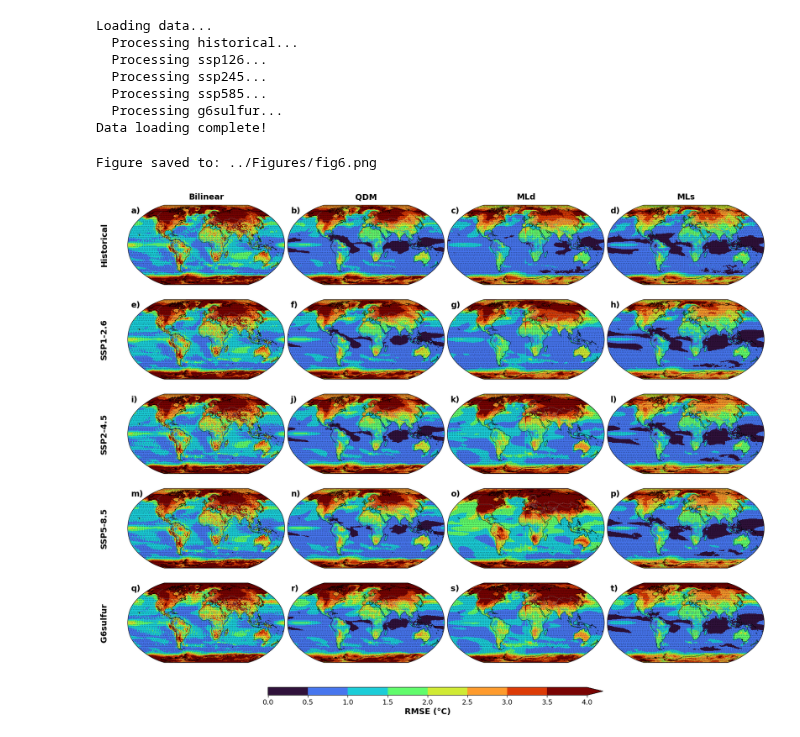
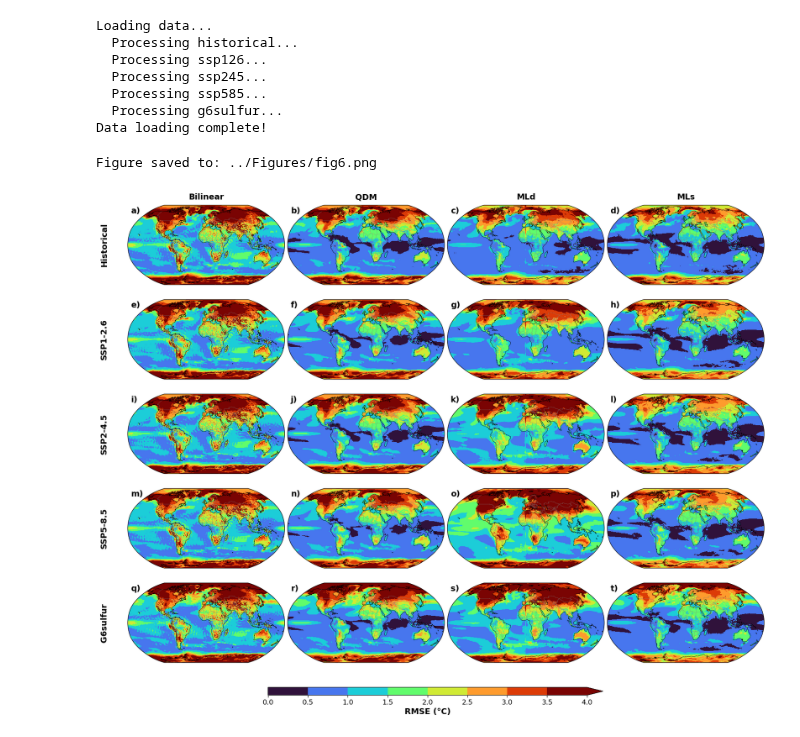
Before and after one commit to Hamsterrrrrrrrr/stationary-ml-downscaling, a Jupyter notebook: Plots/Fig6.ipynb, the cells around one changed output. Saved outputs shown, nothing was run; the diff lists cells and outputs as text; code cells hidden in the pictures.

```diff
--- a/Plots/Fig6.ipynb
+++ b/Plots/Fig6.ipynb
@@ -6,7 +6,6 @@ from pathlib import Path
 import cartopy.crs as ccrs
 import cartopy.feature as cfeature
 from matplotlib.colors import BoundaryNorm
-from scipy import stats
 
 # ----------------------------
 # Configuration
@@ -34,9 +33,6 @@ model_labels = {
     'mls': 'MLs'
 }
 
-# Significance level
-alpha = 0.05  # 95% confidence level
-
 # ----------------------------
 # Functions
 # ----------------------------
@@ -47,31 +43,11 @@ def calculate_spatial_rmse(pred_data, truth_data):
     rmse = np.sqrt(mean_squared_error)
     return rmse
 
-def calculate_rmse_significance(pred_data, truth_data, alpha=0.05):
-    """
-    Calculate statistical significance for RMSE using bootstrap.
-    Tests if RMSE is significantly different from zero.
-
-    Returns a boolean mask where True indicates significant RMSE.
-    """
-    # Calculate squared errors
-    squared_errors = (pred_data - truth_data) ** 2  # shape: (time, lat, lon)
-
-    # For RMSE, we test if the mean squared error is significantly > 0
-    # Using one-sample t-test on squared errors
-    t_stat, p_values = stats.ttest_1samp(squared_errors, 0, axis=0)
-
-    # Significant where p-value < alpha and t_stat > 0 (positive errors)
-    significant = (p_values < alpha) & (t_stat > 0)
-
-    return significant
-
 # ----------------------------
 # Load data and calculate RMSE
 # ----------------------------
 print("Loading data...")
 rmse_maps = {scenario: {} for scenario in scenarios}
-significance = {scenario: {} for scenario in scenarios}
 lat, lon = None, None
 
 for scenario in scenarios:
@@ -90,12 +66,10 @@ for scenario in scenarios:
     # Bilinear RMSE
     if 'input' in ds_main:
         rmse_maps[scenario]['bilinear'] = calculate_spatial_rmse(ds_main['input'].values, truth)
-        significance[scenario]['bilinear'] = calculate_rmse_significance(ds_main['input'].values, truth, alpha)
 
     # MLd RMSE (zscore_pixel)
     if 'pred_zscore_pixel' in ds_main:
         rmse_maps[scenario]['mld'] = calculate_spatial_rmse(ds_main['pred_zscore_pixel'].values, truth)
-        significance[scenario]['mld'] = calculate_rmse_significance(ds_main['pred_zscore_pixel'].values, truth, alpha)
 
     ds_main.close()
 
@@ -107,7 +81,6 @@ for scenario in scenarios:
         if 'pred_qdm' in ds_qdm:
             truth_qdm = ds_qdm['groundtruth'].values
             rmse_maps[scenario]['qdm'] = calculate_spatial_rmse(ds_qdm['pred_qdm'].values, truth_qdm)
-            significance[scenario]['qdm'] = calculate_rmse_significance(ds_qdm['pred_qdm'].values, truth_qdm, alpha)
 
         ds_qdm.close()
 
@@ -119,7 +92,6 @@ for scenario in scenarios:
         if 'pred_grid' in ds_residual:
             truth_res = ds_residual['groundtruth'].values
             rmse_maps[scenario]['mls'] = calculate_spatial_rmse(ds_residual['pred_grid'].values, truth_res)
-            significance[scenario]['mls'] = calculate_rmse_significance(ds_residual['pred_grid'].values, truth_res, alpha)
 
         ds_residual.close()
 
@@ -136,7 +108,7 @@ rmse_vmin, rmse_vmax = 0, 4
 rmse_levels = np.linspace(rmse_vmin, rmse_vmax, 9)
 rmse_norm = BoundaryNorm(rmse_levels, ncolors=256)
 
-# Panel labels (now 20 panels)
+# Panel labels
 panel_labels = [f"{chr(97 + i)})" for i in range(20)]
 
 # Create meshgrid for plotting
@@ -148,26 +120,12 @@ for row_idx, scenario in enumerate(scenarios):
         ax = fig.add_subplot(5, 4, row_idx * 4 + col_idx + 1, projection=ccrs.Robinson())
 
         rmse = rmse_maps[scenario][model]
-        sig = significance[scenario][model]
 
         # Plot RMSE
         im = ax.pcolormesh(lon_2d, lat_2d, rmse,
                           transform=ccrs.PlateCarree(),
                           cmap=cmap, norm=rmse_norm,
                           shading='auto')
-
-        # Add stippling for significant areas
-        # Subsample for better visualization (every 4th point)
-        lat_sub = lat[::4]
-        lon_sub = lon[::4]
-        sig_sub = sig[::4, ::4]
-        lon_sub_2d, lat_sub_2d = np.meshgrid(lon_sub, lat_sub)
-
-        # Plot dots where significant
-        ax.scatter(lon_sub_2d[sig_sub], lat_sub_2d[sig_sub],
-                  s=0.5, c='black', alpha=0.3,
-                  transform=ccrs.PlateCarree(),
-                  rasterized=True)
 
         ax.coastlines(linewidth=0.5, color='black')
         ax.add_feature(cfeature.BORDERS, linewidth=0.3, edgecolor='gray')
@@ -187,31 +145,31 @@ for row_idx, scenario in enumerate(scenarios):
         # Panel label
         ax.text(0.02, 0.98, panel_labels[row_idx * 4 + col_idx],
                transform=ax.transAxes,
                fontsize=14, fontweight='bold',
                verticalalignment='top',
                color='black')
 
 # Add colorbar
 cbar_ax = fig.add_axes([0.25, 0.02, 0.5, 0.015])
 cbar = fig.colorbar(im, cax=cbar_ax, orientation='horizontal', extend='max')
 cbar.set_label('RMSE (°C)', fontsize=14, fontweight='bold')
 cbar.ax.tick_params(labelsize=12)
 
 # Adjust layout
 plt.tight_layout(rect=[0, 0.05, 1.0, 1.0], h_pad=1.0, w_pad=0.5)
 
 # Save figure
 output_file = figures_dir / "fig6.png"
 plt.savefig(output_file, dpi=300, bbox_inches='tight')
 print(f"\nFigure saved to: {output_file}")
 plt.show()
 # %% [output]
 Loading data...
   Processing historical...
   Processing ssp126...
   Processing ssp245...
   Processing ssp585...
   Processing g6sulfur...
 Data loading complete!
 Figure saved to: ../Figures/fig6.png
-[figure, old version]
+[figure, new version]
```
Also changed, not shown: 8 other files.
